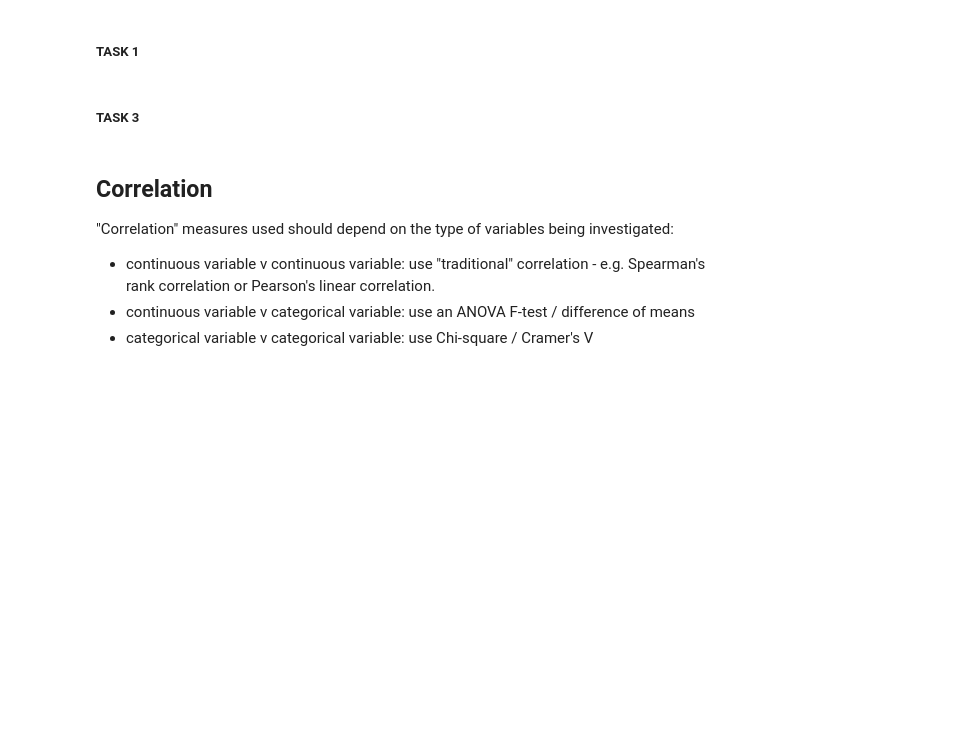
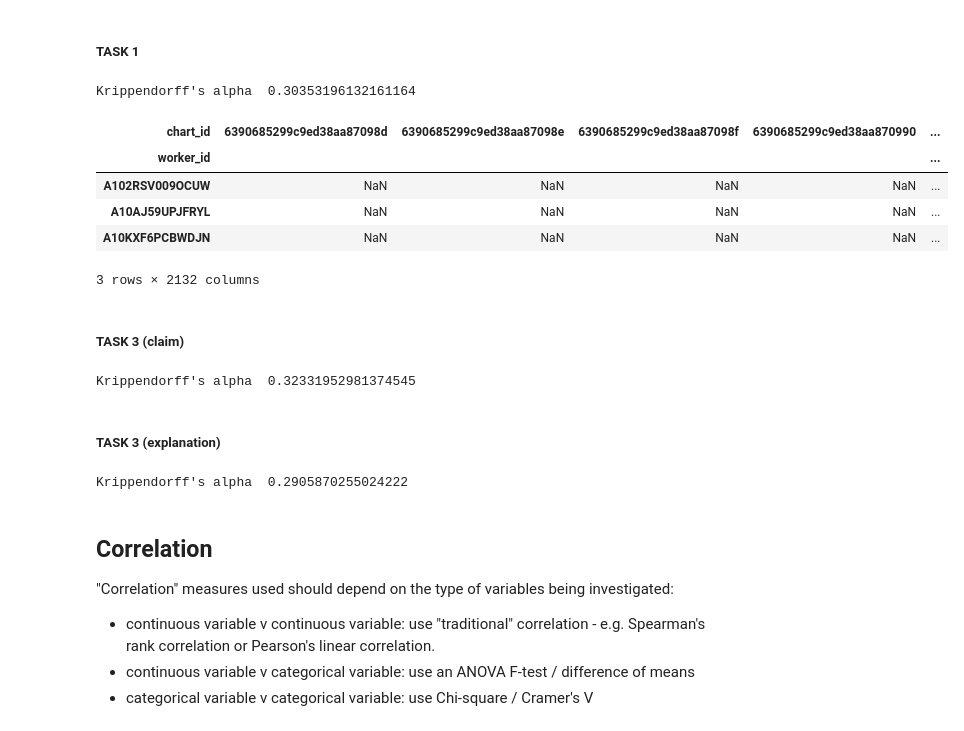
Before and after one commit to mubasharaak/chartfc_dataset_wikicommons, a Jupyter notebook: code/notebooks/agreement_n_correlation_final_dataset.ipynb, the cells around one changed output. Drawn from its saved outputs; the diff is of its cells as text; code cells hidden in the pictures; blank space fills up the shorter version.

```diff
--- a/code/notebooks/agreement_n_correlation_final_dataset.ipynb
+++ b/code/notebooks/agreement_n_correlation_final_dataset.ipynb
@@ -122,29 +303,41 @@ Agreement scores:
 Other agreement scores:
 * Scott's π => is equivalent to Fleiss' Kappa but for more than two judges
 # %%
-def reliability_matrix_for_kripp_alpha(df: pd.DataFrame, three_class_annotation = True):
+def reliability_matrix_for_kripp_alpha(df: pd.DataFrame, label_column):
     """Creates reliability matrix for calculation of Krippendorf's alpha"""
-    if three_class_annotation:
-        df['label'] = df['label'].apply(lambda x: 2 if x == 3 else x)
-
-    df = df[['worker_id', 'claim_id', 'label']].groupby(['worker_id', 'claim_id']).agg(np.max).reset_index()
-    df = df.pivot(index = 'worker_id', columns = 'claim_id', values = 'label').fillna(np.nan)
+    df = df[['worker_id', 'chart_id', label_column]].groupby(['worker_id', 'chart_id']).agg(np.max).reset_index()
+    df = df.pivot(index = 'worker_id', columns = 'chart_id', values = label_column).fillna(np.nan)
 
     return df
 
+def reliability_matrix_for_kripp_alpha_task_three(df: pd.DataFrame, label_column, index_column):
+    """Creates reliability matrix for calculation of Krippendorf's alpha"""
+    df = df[['worker_id', index_column, label_column]].groupby(['worker_id', index_column]).agg(np.max).reset_index()
+    df = df.pivot(index = 'worker_id', columns = index_column, values = label_column).fillna(np.nan)
 
-def reliability_matrix_for_fleiss_kappa(df: pd.DataFrame, three_class_annotation = True):
+    return df
+
+def reliability_matrix_for_fleiss_kappa(df: pd.DataFrame, label_column):
     """Creates reliability matrix for calculation of Fleiss kappa"""
-    if three_class_annotation:
-        df['label'] = df['label'].apply(lambda x: 2 if x == 3 else x)
 
-    df = df[['claim_id', 'label']]
+    df = df[['chart_id', label_column]]
     df['count'] = 1
-    df = df.groupby(['claim_id', 'label']).sum().reset_index()
-    df = df.pivot(index = 'claim_id', columns = 'label', values = 'count').fillna(0)
+    df = df.groupby(['chart_id', label_column]).sum().reset_index()
+    df = df.pivot(index = 'chart_id', columns = label_column, values = 'count').fillna(0)
     df = df[df.apply(lambda x : sum(x) == 3.0, axis=1)]
 
     return df
+
+def reliability_matrix_for_fleiss_kappa_task_three(df: pd.DataFrame, label_column, index_column):
+    """Creates reliability matrix for calculation of Fleiss kappa"""
+
+    df = df[[index_column, label_column]]
+    df['count'] = 1
+    df = df.groupby([index_column, label_column]).sum().reset_index()
+    df = df.pivot(index = index_column, columns = label_column, values = 'count').fillna(0)
+    df = df[df.apply(lambda x : sum(x) == 3.0, axis=1)]
+
+    return df
 # %% [markdown]
 ### F-Kappa
 # %% [markdown]
@@ -200,19 +449,37 @@ Arguments for Krippendorf's alpha additionally to Fleiss Kappa:
 # %% [markdown]
 ##### TASK 1
 # %%
-kripp_df = reliability_matrix_for_kripp_alpha(output_df.copy(), three_class_annotation = False)
+kripp_df = reliability_matrix_for_kripp_alpha(output_df.copy())
 kalpha = krippendorff.alpha(kripp_df.values, level_of_measurement='nominal')
 print('Krippendorff\'s alpha  {}'.format(kalpha))
 
 kripp_df.head(3)
+# %% [output]
+Krippendorff's alpha  0.30353196132161164
+| chart_id | 6390685299c9ed38aa87098d | 6390685299c9ed38aa87098e | 6390685299c9ed38aa87098f | 6390685299c9ed38aa870990 | ... |
+| worker_id |  |  |  |  | ... |
+| A102RSV009OCUW | NaN | NaN | NaN | NaN | ... |
+| A10AJ59UPJFRYL | NaN | NaN | NaN | NaN | ... |
+| A10KXF6PCBWDJN | NaN | NaN | NaN | NaN | ... |
+3 rows × 2132 columns
 # %% [markdown]
-##### TASK 3
+##### TASK 3 (claim)
 # %%
-kripp_df = reliability_matrix_for_kripp_alpha(output_df.copy(), three_class_annotation = False)
+kripp_df = reliability_matrix_for_kripp_alpha_task_three(output_df.copy(), index_column="claim_original",
+                                                         label_column = "label_claim")
 kalpha = krippendorff.alpha(kripp_df.values, level_of_measurement='nominal')
 print('Krippendorff\'s alpha  {}'.format(kalpha))
-
-kripp_df.head(3)
+# %% [output]
+Krippendorff's alpha  0.32331952981374545
+# %% [markdown]
+##### TASK 3 (explanation)
+# %%
+kripp_df = reliability_matrix_for_kripp_alpha_task_three(output_df.copy(), index_column="explanation_original",
+                                                         label_column = "label_explanation")
+kalpha = krippendorff.alpha(kripp_df.values, level_of_measurement='nominal')
+print('Krippendorff\'s alpha  {}'.format(kalpha))
+# %% [output]
+Krippendorff's alpha  0.2905870255024222
 # %% [markdown]
 ## Correlation
 
```
Also changed, not shown: parts of 24 cells of this notebook, 3 other files.
